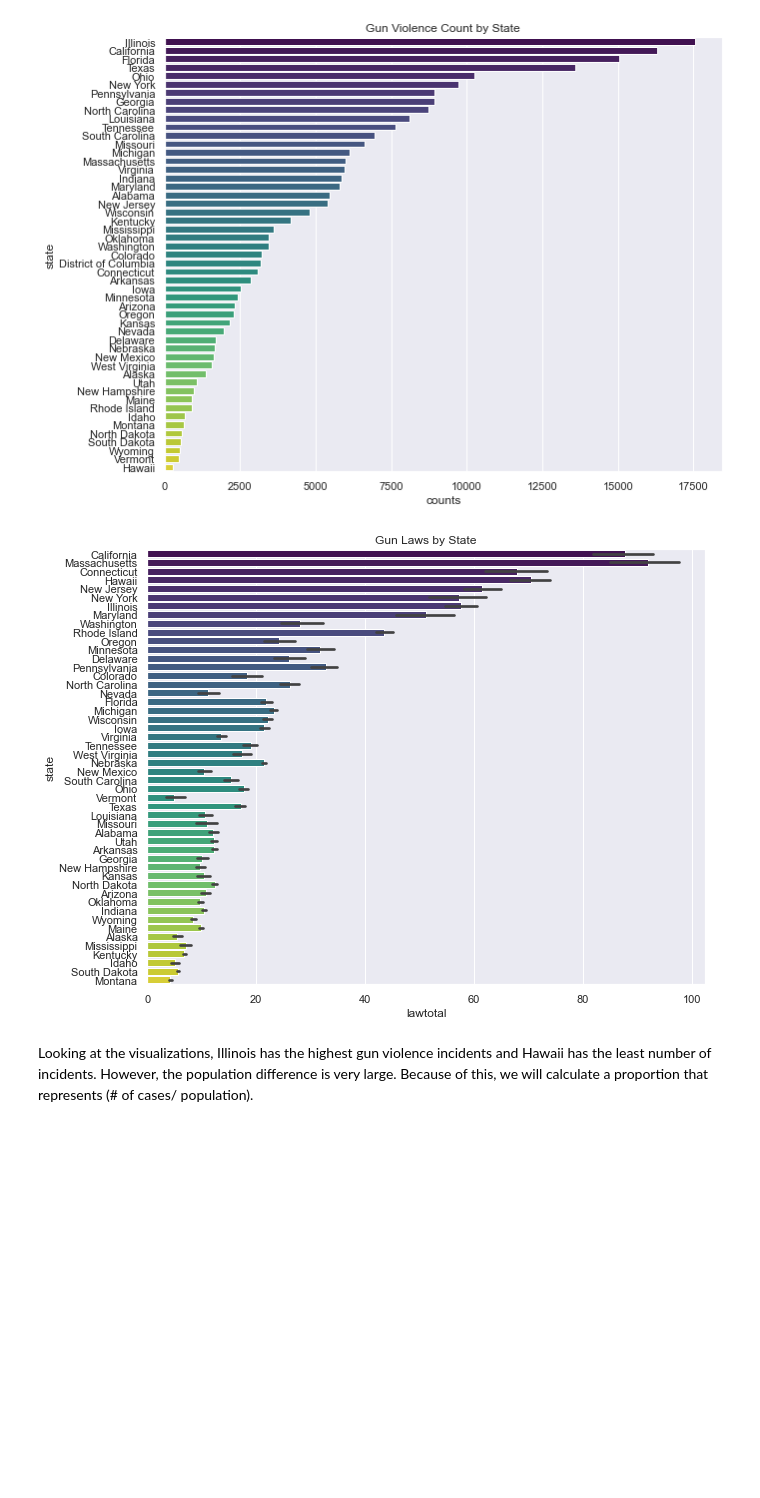
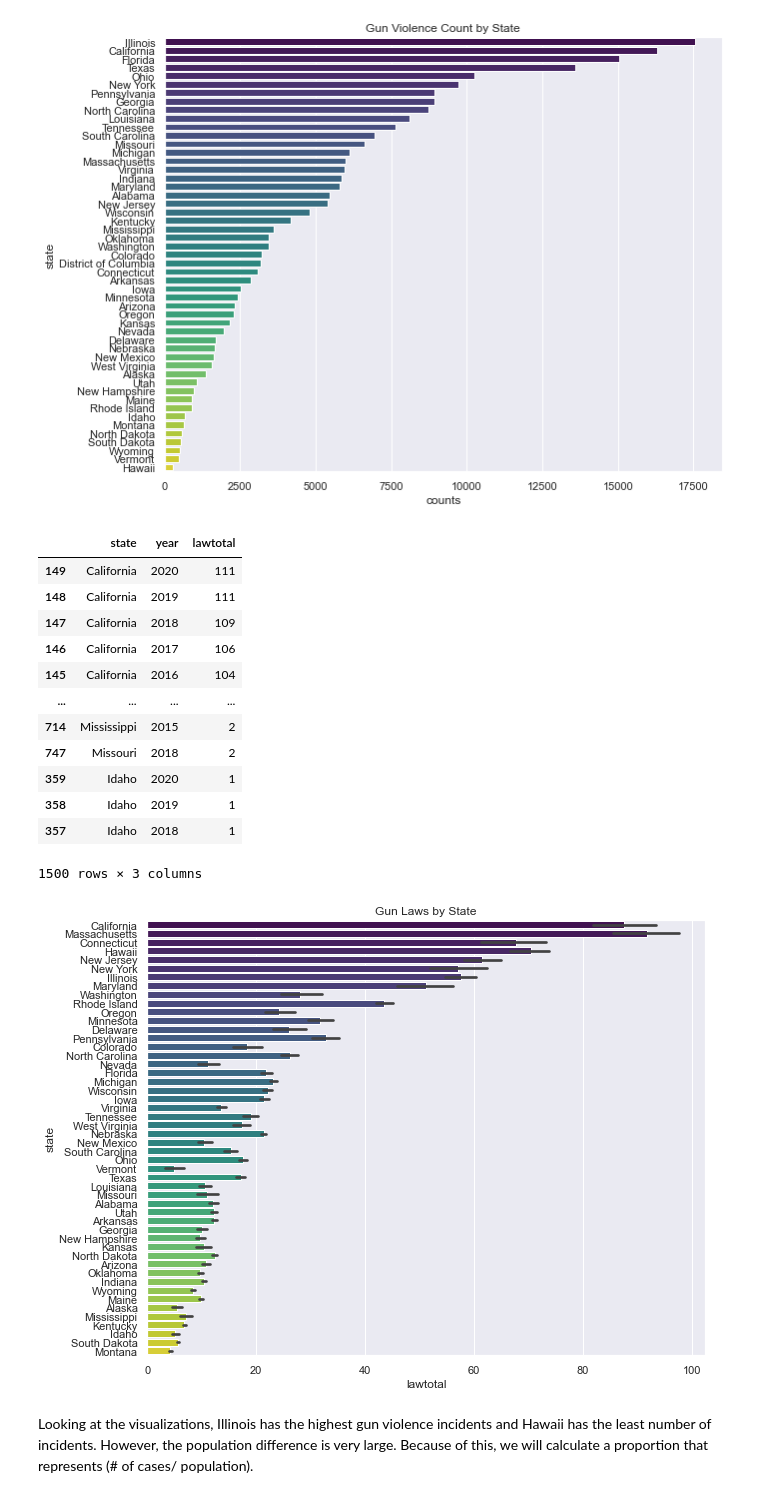
Before and after one commit to uic-cs418/cs418-spring22-purple, a Jupyter notebook: progress_report.ipynb, the cells around one changed output. Cells and saved outputs as stored; diff of their text form; code cells hidden in the pictures; blank space fills up the shorter version.

```diff
--- a/progress_report.ipynb
+++ b/progress_report.ipynb
@@ -78,8 +79,23 @@ df_state.head()
 # %%
 df_laws = gun_laws.sort_values(by='lawtotal', ascending=False)
 sns.set(rc = {'figure.figsize':(10,8)})
 sns.barplot(x='lawtotal', y='state', data=df_laws, palette='viridis').set(title="Gun Laws by State");
+
+df_laws
 # %% [output]
+|  | state | year | lawtotal |
+| 149 | California | 2020 | 111 |
+| 148 | California | 2019 | 111 |
+| 147 | California | 2018 | 109 |
+| 146 | California | 2017 | 106 |
+| 145 | California | 2016 | 104 |
+| ... | ... | ... | ... |
+| 714 | Mississippi | 2015 | 2 |
+| 747 | Missouri | 2018 | 2 |
+| 359 | Idaho | 2020 | 1 |
+| 358 | Idaho | 2019 | 1 |
+| 357 | Idaho | 2018 | 1 |
+1500 rows × 3 columns
 [figure]
 # %% [markdown]
 Looking at the visualizations, Illinois has the highest gun violence incidents and Hawaii has the least number of incidents. However, the population difference is very large. Because of this, we will calculate a proportion that represents (# of cases/ population).
```
Also changed, not shown: parts of 4 cells of this notebook.
